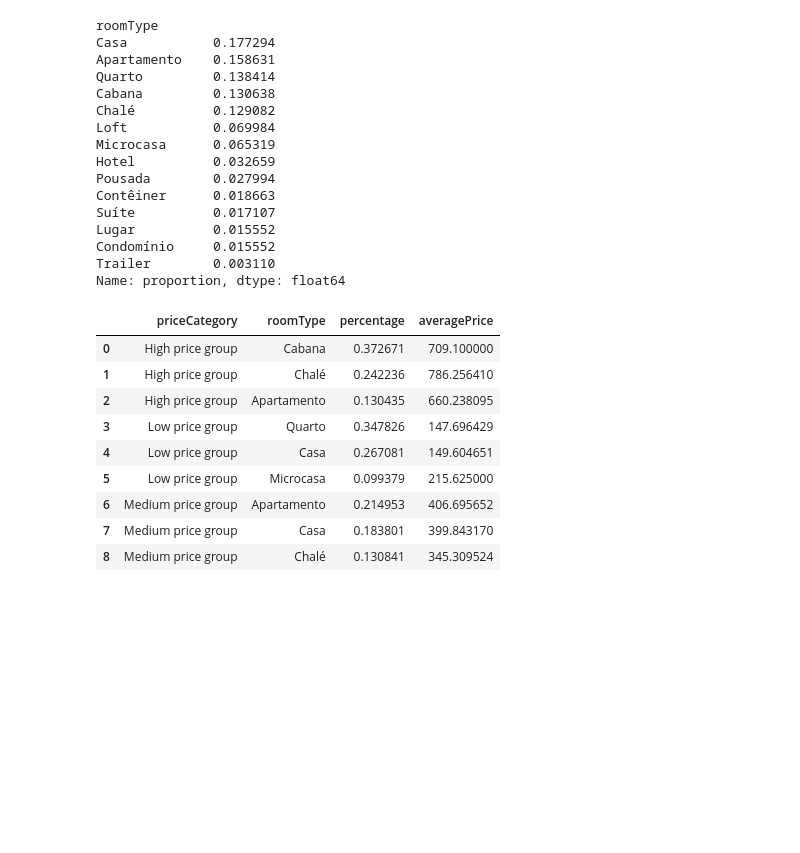
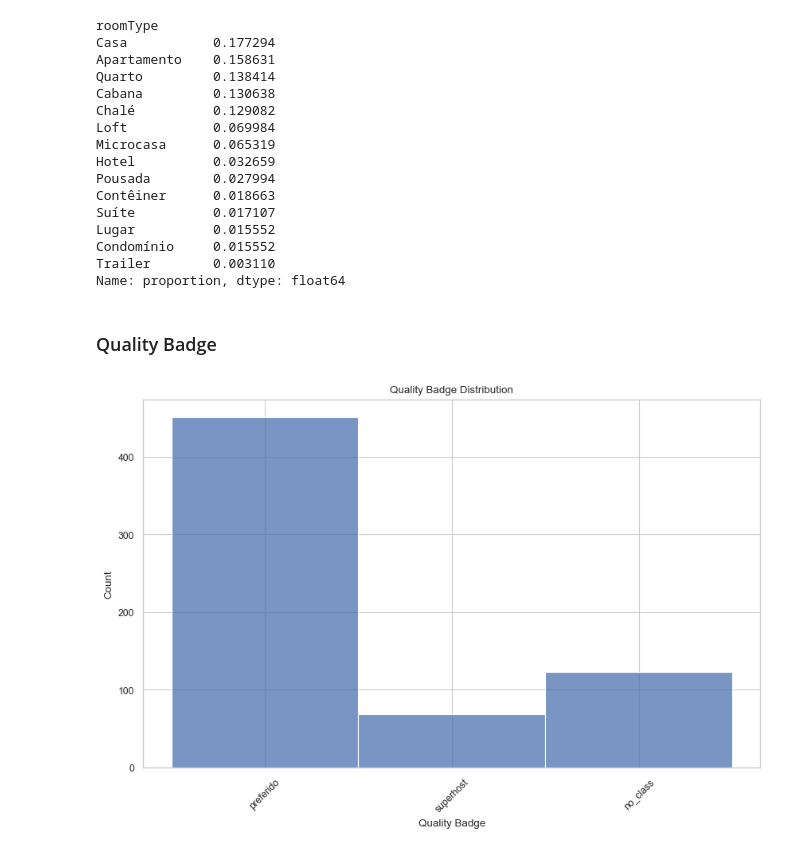
Before and after one commit to karlfilho/Airbnb_Price_Prediction, a Jupyter notebook: eda.ipynb, the cells around one changed output. Cells and saved outputs as stored; diff of their text form; code cells hidden in the pictures; blank space fills up the shorter version.

```diff
--- a/eda.ipynb
+++ b/eda.ipynb
@@ -12,10 +12,9 @@ import seaborn as sns
 import scipy.stats as stats
 # %%
 # Loading the dataset
-df = pd.read_csv('datasets/final_dataset.csv')
-df.rename(columns={'hostType': 'qualityBadge'}, inplace=True)
+df_loaded = pd.read_csv('datasets/final_dataset.csv')
 
-df.info()
+df_loaded.info()
 # %% [output]
 <class 'pandas.core.frame.DataFrame'>
 RangeIndex: 643 entries, 0 to 642
@@ -183,22 +202,16 @@ Lugar          0.015552
 Condomínio     0.015552
 Trailer        0.003110
 Name: proportion, dtype: float64
-# %%
-# Calculate the average price for each room type within each price group
-average_prices = df.groupby(['priceCategory', 'roomType'])['roomPrice'].mean().rename('averagePrice').reset_index()
-
-# Merge the average prices with the top 3 room types by price group
-top_3_with_avg_price = pd.merge(top_3_room_types_by_price_group, average_prices, on=['priceCategory', 'roomType'])
-
-top_3_with_avg_price
-# %% [output]
-|  | priceCategory | roomType | percentage | averagePrice |
-| 0 | High price group | Cabana | 0.372671 | 709.100000 |
-| 1 | High price group | Chalé | 0.242236 | 786.256410 |
-| 2 | High price group | Apartamento | 0.130435 | 660.238095 |
-| 3 | Low price group | Quarto | 0.347826 | 147.696429 |
-| 4 | Low price group | Casa | 0.267081 | 149.604651 |
-| 5 | Low price group | Microcasa | 0.099379 | 215.625000 |
-| 6 | Medium price group | Apartamento | 0.214953 | 406.695652 |
-| 7 | Medium price group | Casa | 0.183801 | 399.843170 |
-| 8 | Medium price group | Chalé | 0.130841 | 345.309524 |
+# %% [markdown]
+### Quality Badge
+# %%
+# Create a histogram of the quality badge distribution
+plt.figure(figsize=(10, 6))
+sns.histplot(data=df, x='qualityBadge', stat='count', kde=False)
+plt.title('Quality Badge Distribution')
+plt.xlabel('Quality Badge')
+plt.ylabel('Count')
+plt.xticks(rotation=45)
+plt.show()
+# %% [output]
+[figure, added]
```
Also changed, not shown: parts of 32 cells of this notebook.
